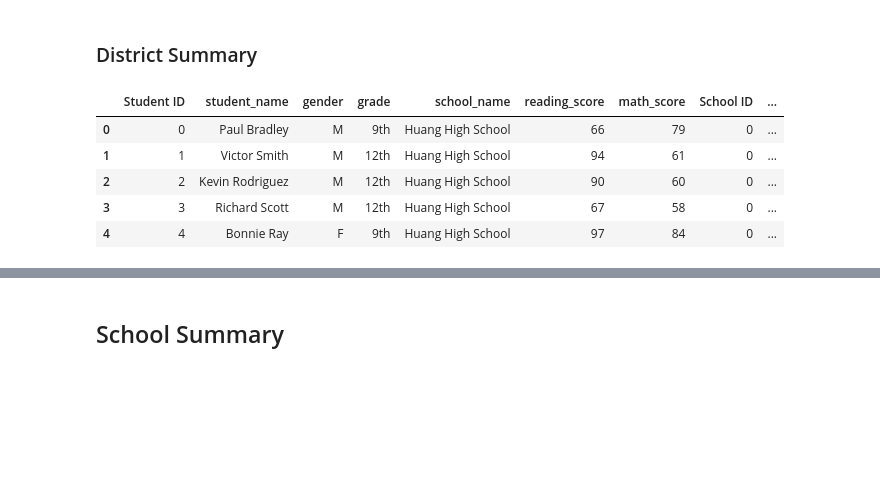
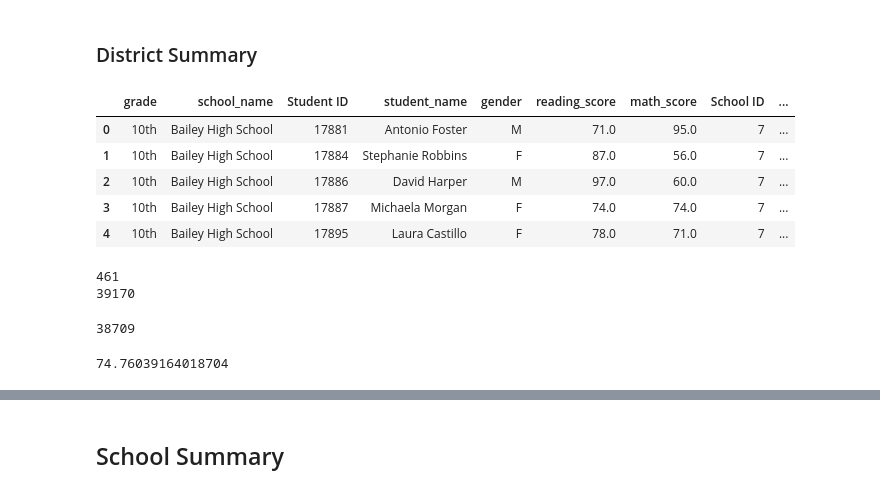
Before and after one commit to coocoojames/School_District_Analysis, a Jupyter notebook: PyCitySchools_Challenge_starter_code.ipynb, the cells around one changed output, grey strips where cells are left out. Cells and saved outputs as stored; diff of their text form; code cells hidden in the pictures; blank space fills up the shorter version.

```diff
--- a/PyCitySchools_Challenge_starter_code.ipynb
+++ b/PyCitySchools_Challenge_starter_code.ipynb
@@ -65,2 +49,5 @@ new_student_data_df.loc[('9th','Thomas High School'),('reading_score','math_scor
 # %%
 #  Step 4. Check the student data for NaN's.
+new_student_data_df.loc[('9th','Thomas High School'),('reading_score','math_score')]
+new_student_data_df.reset_index(level=['grade','school_name'],inplace=True)
+new_student_data_df
@@ -70,15 +71,15 @@ new_student_data_df.loc[('9th','Thomas High School'),('reading_score','math_scor
 ### District Summary
 # %%
 # Combine the data into a single dataset
-school_data_complete_df = pd.merge(student_data_df, school_data_df, how="left", on=["school_name", "school_name"])
+school_data_complete_df = pd.merge(new_student_data_df, school_data_df, how="left", on=["school_name", "school_name"])
 school_data_complete_df.head()
 # %% [output]
-|  | Student ID | student_name | gender | grade | school_name | reading_score | math_score | School ID | ... |
-| 0 | 0 | Paul Bradley | M | 9th | Huang High School | 66 | 79 | 0 | ... |
-| 1 | 1 | Victor Smith | M | 12th | Huang High School | 94 | 61 | 0 | ... |
-| 2 | 2 | Kevin Rodriguez | M | 12th | Huang High School | 90 | 60 | 0 | ... |
-| 3 | 3 | Richard Scott | M | 12th | Huang High School | 67 | 58 | 0 | ... |
-| 4 | 4 | Bonnie Ray | F | 9th | Huang High School | 97 | 84 | 0 | ... |
+|  | grade | school_name | Student ID | student_name | gender | reading_score | math_score | School ID | ... |
+| 0 | 10th | Bailey High School | 17881 | Antonio Foster | M | 71.0 | 95.0 | 7 | ... |
+| 1 | 10th | Bailey High School | 17884 | Stephanie Robbins | F | 87.0 | 56.0 | 7 | ... |
+| 2 | 10th | Bailey High School | 17886 | David Harper | M | 97.0 | 60.0 | 7 | ... |
+| 3 | 10th | Bailey High School | 17887 | Michaela Morgan | F | 74.0 | 74.0 | 7 | ... |
+| 4 | 10th | Bailey High School | 17895 | Laura Castillo | F | 78.0 | 71.0 | 7 | ... |
 # %%
 # Calculate the Totals (Schools and Students)
 school_count = len(school_data_complete_df["school_name"].unique())
@@ -93,20 +94,32 @@ average_math_score = school_data_complete_df["math_score"].mean()
 # %%
 # Step 1. Get the number of students that are in ninth grade at Thomas High School.
 # These students have no grades.
-
-
+ninth_grade_count = school_data_complete_df.set_index(['grade','school_name']).loc[('9th','Thomas High School'),('Student ID')].count()
+print(ninth_grade_count)
 # Get the total student count
 student_count = school_data_complete_df["Student ID"].count()
 
 
-# Step 2. Subtract the number of students that are in ninth grade at
-# Thomas High School from the total student count to get the new total student count.
+# # Step 2. Subtract the number of students that are in ninth grade at
+# # Thomas High School from the total student count to get the new total student count.
+print(student_count)
+new_student_count = student_count-ninth_grade_count
+new_student_count
+# %% [output]
+461
+39170
+38709
 # %%
 # Calculate the passing rates using the "clean_student_data".
 passing_math_count = school_data_complete_df[(school_data_complete_df["math_score"] >= 70)].count()["student_name"]
 passing_reading_count = school_data_complete_df[(school_data_complete_df["reading_score"] >= 70)].count()["student_name"]
 # %%
 # Step 3. Calculate the passing percentages with the new total student count.
+passing_math_percentage = passing_math_count/new_student_count*100
+passing_reading_percentage = passing_reading_count/new_student_count*100
+passing_math_percentage
+# %% [output]
+74.76039164018704
 # %%
 # Calculate the students who passed both reading and math.
 passing_math_reading = school_data_complete_df[(school_data_complete_df["math_score"] >= 70)
```
Also changed, not shown: parts of 25 cells of this notebook.
